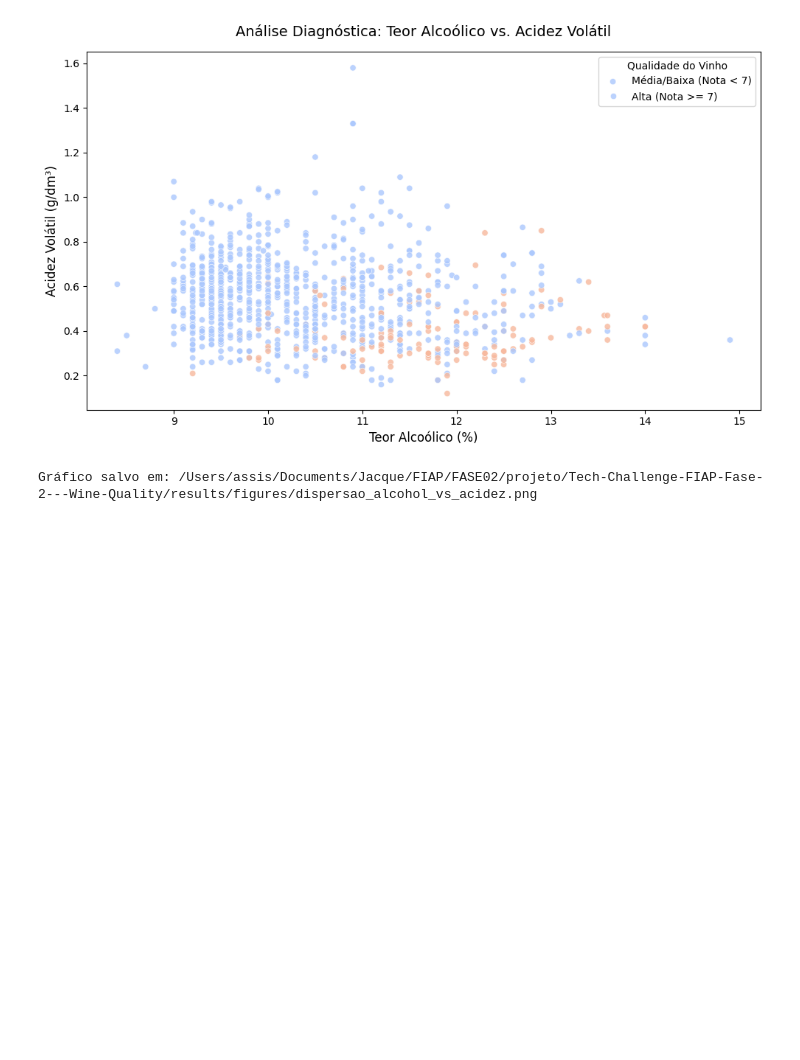
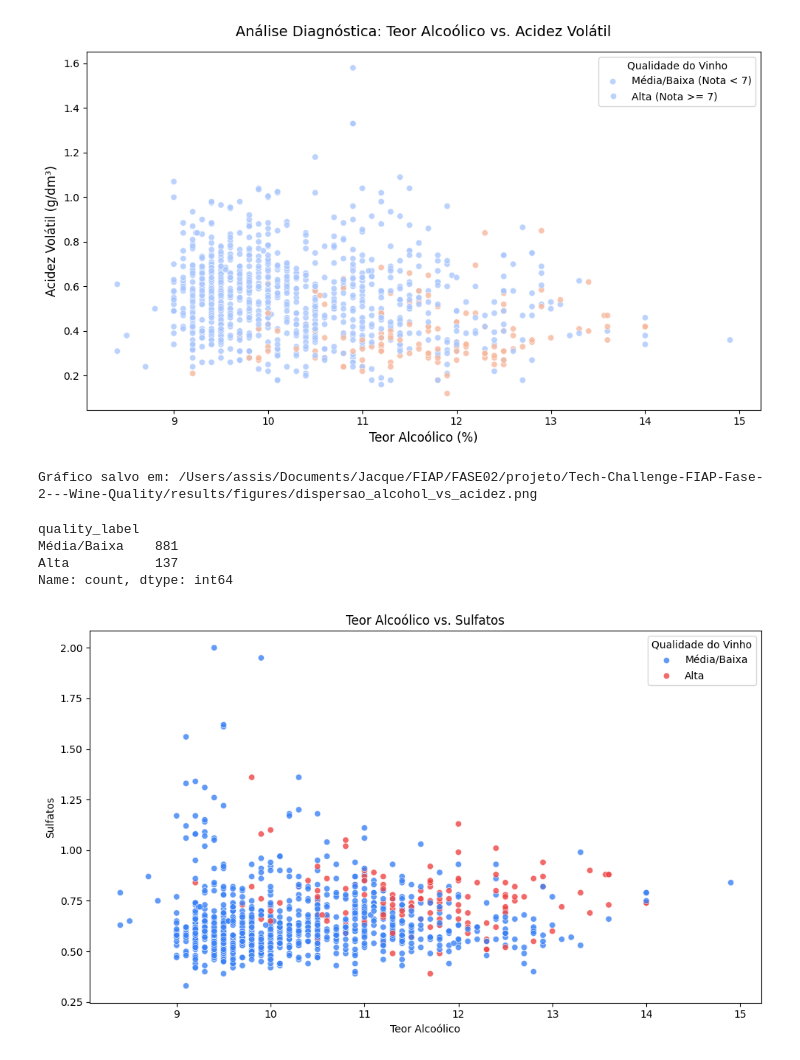
Before and after one commit to gabrielsampaiog/Tech-Challenge-FIAP-Fase-2---Wine-Quality, a Jupyter notebook: notebooks/04_correlacoes.ipynb, the cells around one changed output. Cells and saved outputs as stored; diff of their text form; code cells hidden in the pictures; blank space fills up the shorter version.

Commit message:
Adiciona boxplots e graficos de dispersao

```diff
--- a/notebooks/04_correlacoes.ipynb
+++ b/notebooks/04_correlacoes.ipynb
@@ -149,3 +149,49 @@ print(f"Gráfico salvo em: {FIGURES_DIR / 'dispersao_alcohol_vs_acidez.png'}")
 # %% [output]
 [figure]
 Gráfico salvo em: /Users/assis/Documents/Jacque/FIAP/FASE02/projeto/Tech-Challenge-FIAP-Fase-2---Wine-Quality/results/figures/dispersao_alcohol_vs_acidez.png
+# %%
+# Criando uma coluna com rótulos textuais para melhorar a legenda dos gráficos
+# 0 = Média/Baixa qualidade
+# 1 = Alta qualidade
+
+wine_df["quality_label"] = wine_df["quality_binary"].map({
+    0: "Média/Baixa",
+    1: "Alta"
+})
+
+wine_df["quality_label"].value_counts()
+# %% [output]
+quality_label
+Média/Baixa    881
+Alta           137
+Name: count, dtype: int64
+# %%
+# Exploramos alcohol vs sulphates porque ambas as variáveis apresentaram correlação
+# positiva com alta qualidade. Esse gráfico ajuda a verificar se vinhos com maior
+# teor alcoólico e maior concentração de sulfatos aparecem mais frequentemente
+# na classe de alta qualidade.
+
+plt.figure(figsize=(10, 6))
+
+sns.scatterplot(
+    x="alcohol",
+    y="sulphates",
+    hue="quality_label",
+    data=wine_df,
+    palette={
+        "Média/Baixa": "#3b82f6",
+        "Alta": "#ef4444"
+    },
+    alpha=0.8
+)
+
+plt.title("Teor Alcoólico vs. Sulfatos")
+plt.xlabel("Teor Alcoólico")
+plt.ylabel("Sulfatos")
+plt.legend(title="Qualidade do Vinho")
+
+plt.tight_layout()
+plt.savefig(FIGURES_DIR / "dispersao_alcohol_vs_sulphates.png", bbox_inches="tight")
+plt.show()
+# %% [output]
+[figure, added]
```
Also changed, not shown: parts of 3 cells of this notebook, 23 other files.
